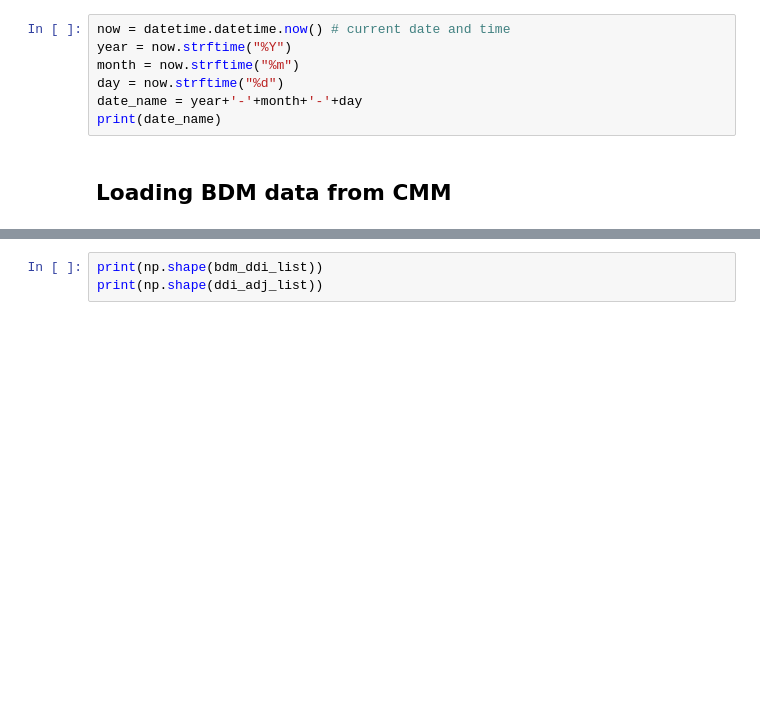
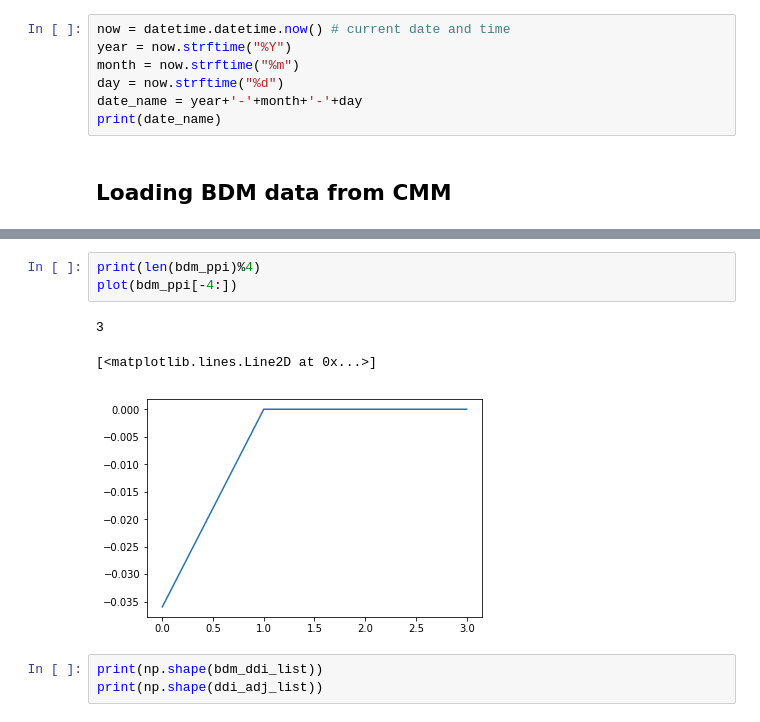
Before and after one commit to diitaz93/Master-Thesis, a Jupyter notebook: sandbox.ipynb, the cells around one changed output, grey strips where cells are left out. Drawn from its saved outputs; the diff is of its cells as text; blank space fills up the shorter version.

```diff
--- a/sandbox.ipynb
+++ b/sandbox.ipynb
@@ -62,3 +79,10 @@ data_adj.close()
+# %%
+print(len(bdm_ppi)%4)
+plot(bdm_ppi[-4:])
+# %% [output]
+3
+[<matplotlib.lines.Line2D at 0x...>]
+[figure, added]
 # %%
 print(np.shape(bdm_ddi_list))
 print(np.shape(ddi_adj_list))
```
Also changed, not shown: parts of 6 cells of this notebook, 3 other files.
